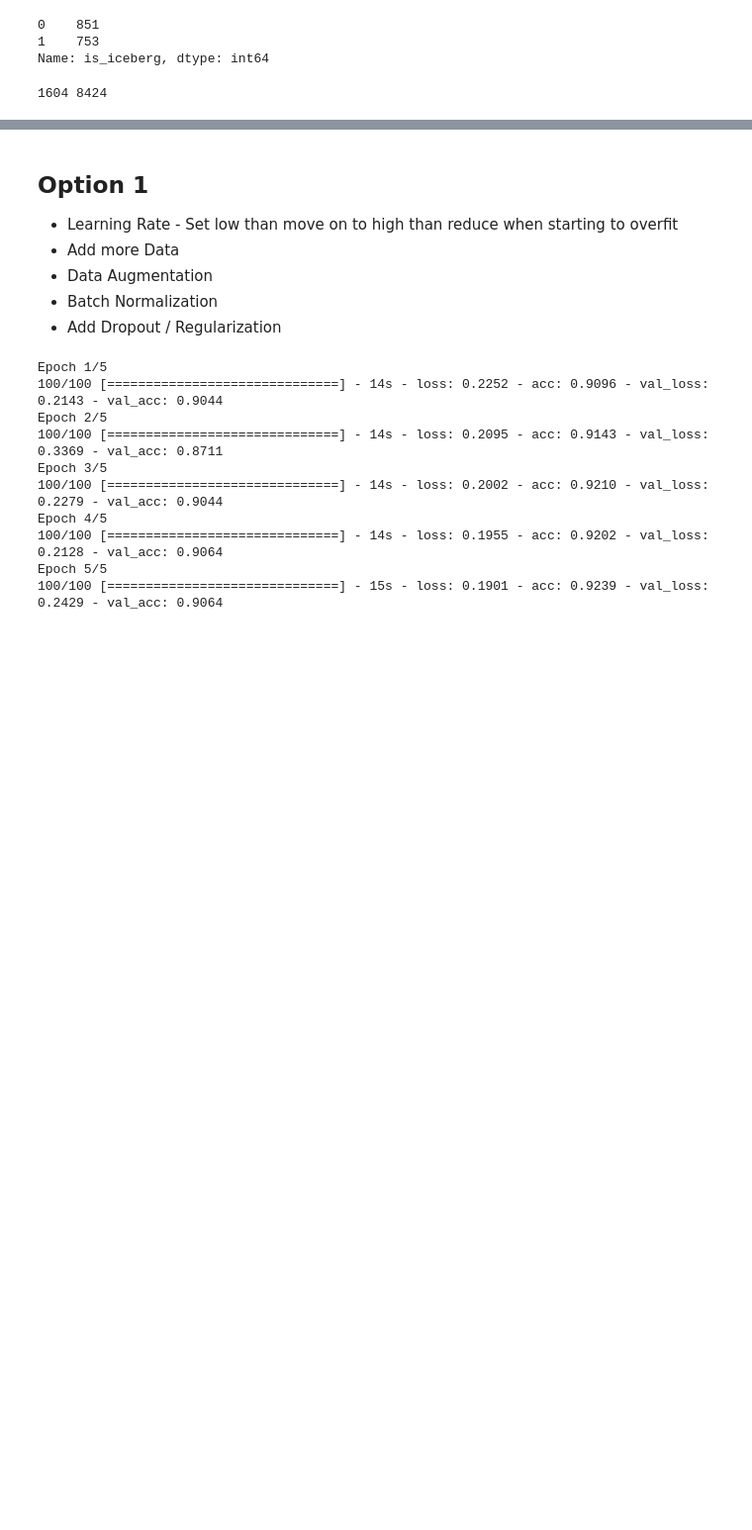
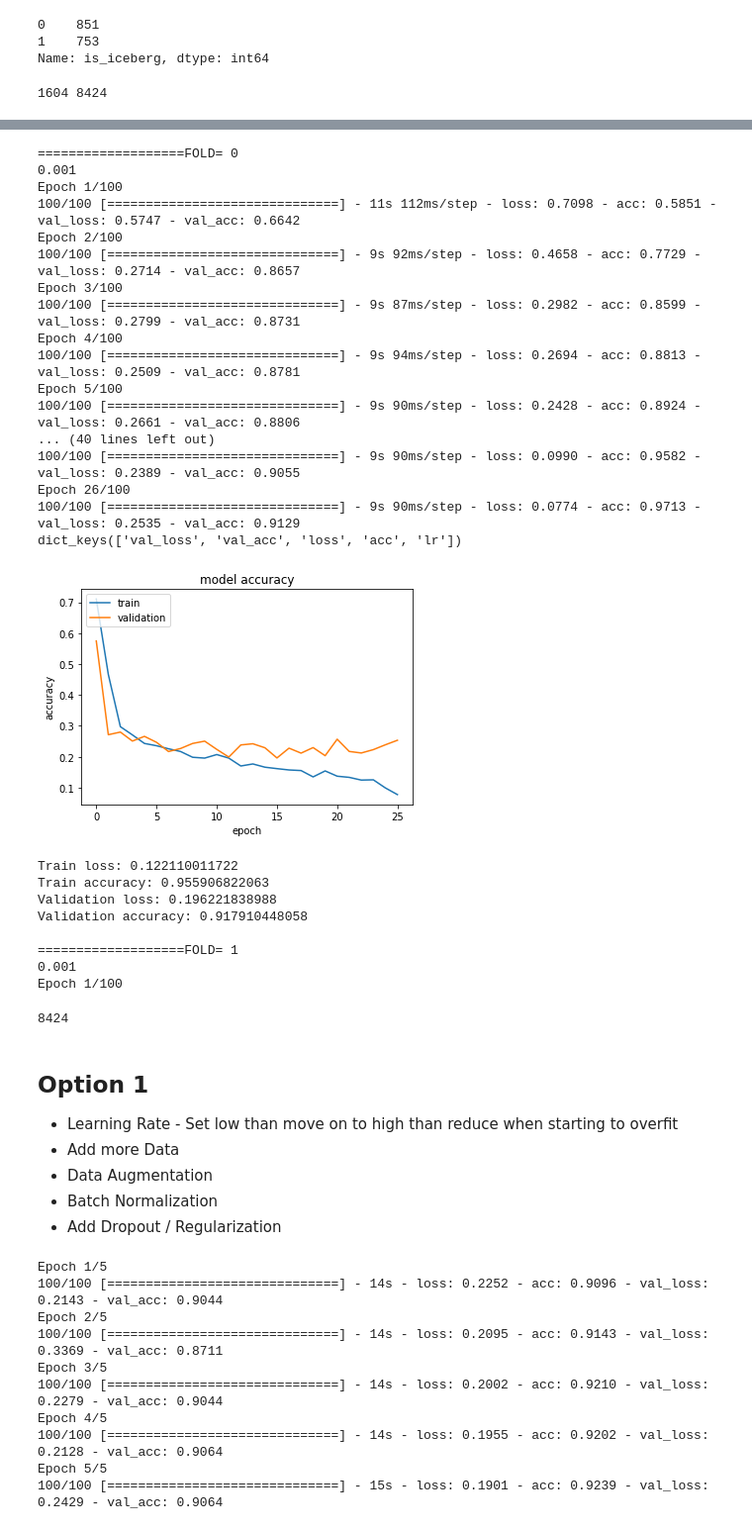
Before and after one commit to chenjennhaur/machinelearning, a Jupyter notebook: kaggle/iceberg/iceberg.ipynb, the cells around one changed output, grey strips where cells are left out. Shown at 99% size. Saved outputs shown, nothing was run; the diff lists cells and outputs as text; code cells hidden in the pictures; blank space fills up the shorter version.

```diff
--- a/kaggle/iceberg/iceberg.ipynb
+++ b/kaggle/iceberg/iceberg.ipynb
@@ -125,16 +206,21 @@ def getVggModel():
 
     base_model = VGG16(weights='imagenet', include_top=False)
 
+#     for layer in base_model.layers[:-1]:
+#         layer.trainable = False
+
     x = base_model.get_layer('block5_pool').output
     x = GlobalMaxPooling2D()(x)
-    x = Dense(100)(x)
-    x = BatchNormalization()(x)
-    x = Activation('relu')(x)
+#     x = Dense(512)(x)
+#     x = BatchNormalization()(x)
+#     x = Activation('relu')(x)
+#     x = Dropout(0.2)(x)
     predictions = Dense(1, activation='sigmoid')(x)
 
     model = Model(base_model.input,predictions)
-
-    model.compile(loss='binary_crossentropy',optimizer=Adam(),metrics=['accuracy'])
+    sgd = SGD(lr=1e-3, decay=1e-6, momentum=0.9, nesterov=True)
+    adam = Adam()
+    model.compile(loss='binary_crossentropy',optimizer=sgd,metrics=['accuracy'])
 #     model.compile(loss='categorical_crossentropy',optimizer=Adam(),metrics=['accuracy'])
     return model
 
@@ -190,0 +392,31 @@ def getModel():
+# %%
+# Repeat Each Training for 30 times and use statistics to get the score
+preds,final_preds =myBaseCrossTrain(train_image, train_target,test_image,model=getVggModel(),splits=4)
+# preds,final_preds =myBaseCrossTrain(train_image_resize, train_target,test_image_resize,model=getResNet50(),splits=2)
+# %% [output]
+===================FOLD= 0
+0.001
+Epoch 1/100
+100/100 [==============================] - 11s 112ms/step - loss: 0.7098 - acc: 0.5851 - val_loss: 0.5747 - val_acc: 0.6642
+Epoch 2/100
+100/100 [==============================] - 9s 92ms/step - loss: 0.4658 - acc: 0.7729 - val_loss: 0.2714 - val_acc: 0.8657
+Epoch 3/100
+100/100 [==============================] - 9s 87ms/step - loss: 0.2982 - acc: 0.8599 - val_loss: 0.2799 - val_acc: 0.8731
+Epoch 4/100
+100/100 [==============================] - 9s 94ms/step - loss: 0.2694 - acc: 0.8813 - val_loss: 0.2509 - val_acc: 0.8781
+Epoch 5/100
+100/100 [==============================] - 9s 90ms/step - loss: 0.2428 - acc: 0.8924 - val_loss: 0.2661 - val_acc: 0.8806
+... (40 lines left out)
+100/100 [==============================] - 9s 90ms/step - loss: 0.0990 - acc: 0.9582 - val_loss: 0.2389 - val_acc: 0.9055
+Epoch 26/100
+100/100 [==============================] - 9s 90ms/step - loss: 0.0774 - acc: 0.9713 - val_loss: 0.2535 - val_acc: 0.9129
+dict_keys(['val_loss', 'val_acc', 'loss', 'acc', 'lr'])
+[figure, added]
+Train loss: 0.122110011722
+Train accuracy: 0.955906822063
+Validation loss: 0.196221838988
+Validation accuracy: 0.917910448058
+
+===================FOLD= 1
+0.001
+Epoch 1/100
@@ -191,3 +445,7 @@ def getModel():
+# %%
+len(sub1)
+# %% [output]
+8424
 # %% [markdown]
 ## Option 1
 * Learning Rate - Set low than move on to high than reduce when starting to overfit
```
Also changed, not shown: parts of 26 cells of this notebook.
